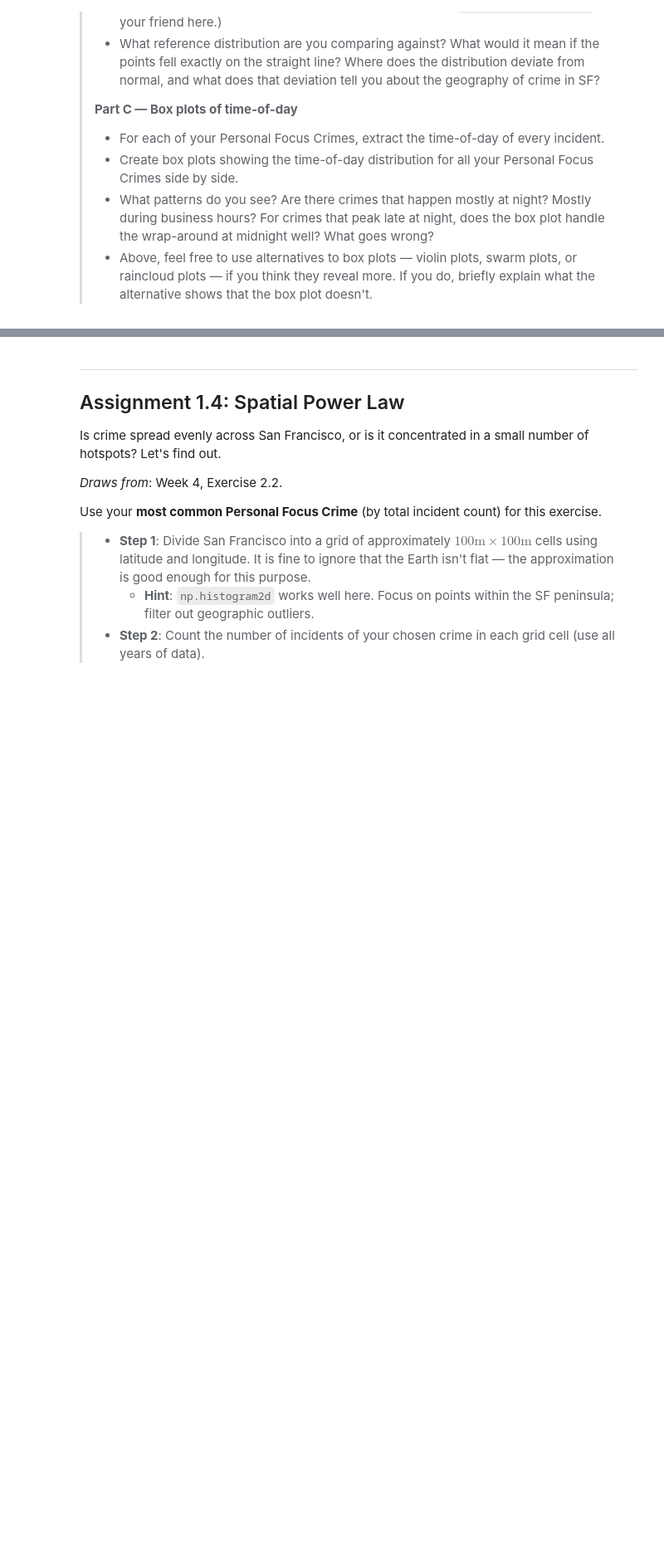
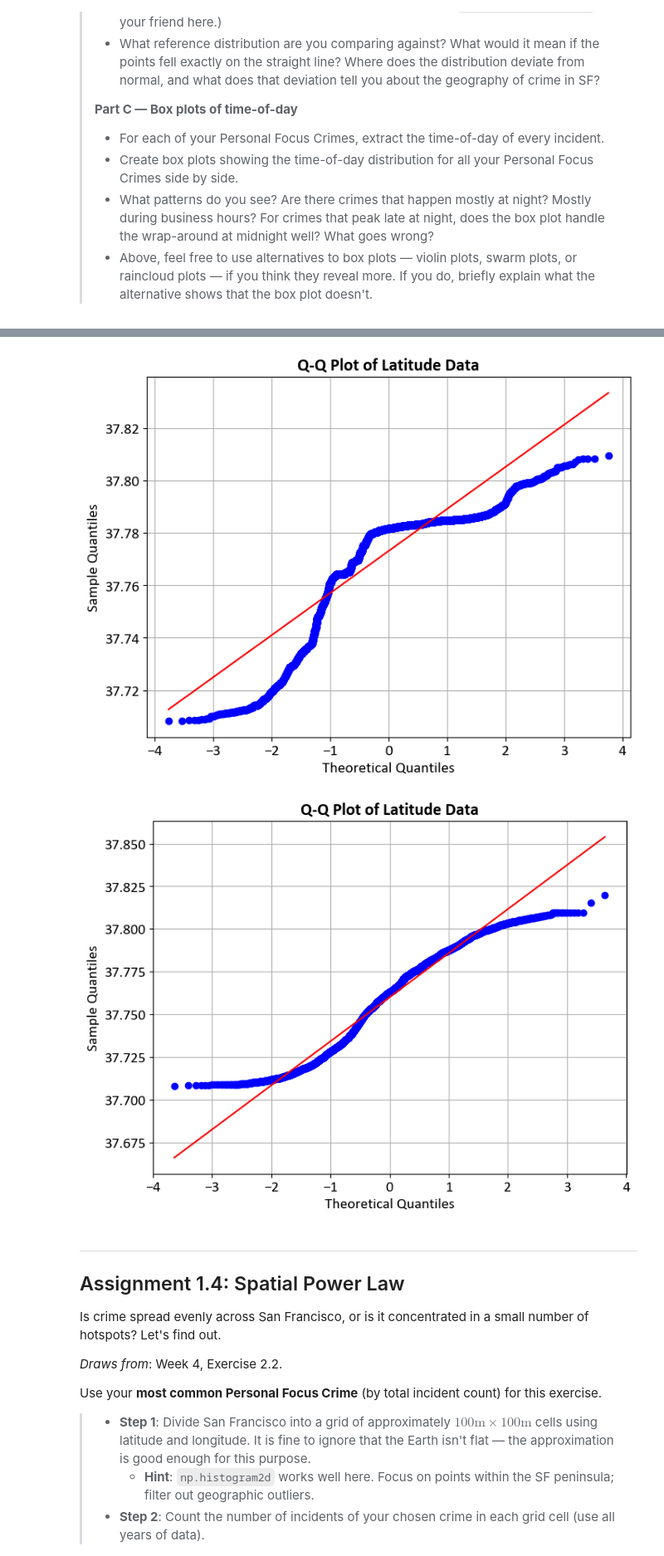
Before and after one commit to MilaGolomozin/SocialData2026, a Jupyter notebook: Assignment1.ipynb, the cells around one changed output, grey strips where cells are left out. Shown at 83% size. Drawn from its saved outputs; the diff is of its cells as text; code cells hidden in the pictures; blank space fills up the shorter version.

```diff
--- a/Assignment1.ipynb
+++ b/Assignment1.ipynb
@@ -215,3 +217,47 @@ The jiter plots reveal that data is more concentrated around 00, 15, 30, 35 and
+# %%
+df[['longitude', 'latitude']] = df['location'].str.replace('POINT \(', '', regex=True)\
+                                               .str.replace('\)', '', regex=True)\
+                                               .str.split(' ', expand=True)
+
+
+df['longitude'] = df['longitude'].astype(float)
+df['latitude'] = df['latitude'].astype(float)
+
+#I have noticed some datapoint that are -120, 90 that is not in San Fransisco which was making the binning weird as it would skew the range just a saftely to reomve them
+df = df[df['latitude'] != 90]
+
+drug_df = df[df['Category'] == 'Drug/narcotic']
+drug_df = drug_df[drug_df['Year'] == 2009]
+
+car_df =df[df['Category'] == 'Vehicle theft']
+car_df = car_df[car_df['Year'] == 2009]
+
+data = drug_df['latitude']
+data_c = car_df['latitude']
+# %%
+data_clean = pd.to_numeric(data, errors='coerce').dropna()
+data_c_clean = pd.to_numeric(data_c, errors='coerce').dropna()
+
+plt.figure(figsize=(8, 6))
+stats.probplot(data_clean, dist="norm", plot=plt)
+
+plt.title("Q-Q Plot of Latitude Data", fontsize=16, fontweight='bold')
+plt.xlabel("Theoretical Quantiles")
+plt.ylabel("Sample Quantiles")
+plt.grid(True)
+plt.show()
+
+plt.figure(figsize=(8, 6))
+stats.probplot(data_c_clean, dist="norm", plot=plt)
+
+plt.title("Q-Q Plot of Latitude Data", fontsize=16, fontweight='bold')
+plt.xlabel("Theoretical Quantiles")
+plt.ylabel("Sample Quantiles")
+plt.grid(True)
+plt.show()
+# %% [output]
+[figure, added]
+[figure, added]
 # %% [markdown]
 ---
 ## Assignment 1.4: Spatial Power Law
```
Also changed, not shown: parts of 4 cells of this notebook.
